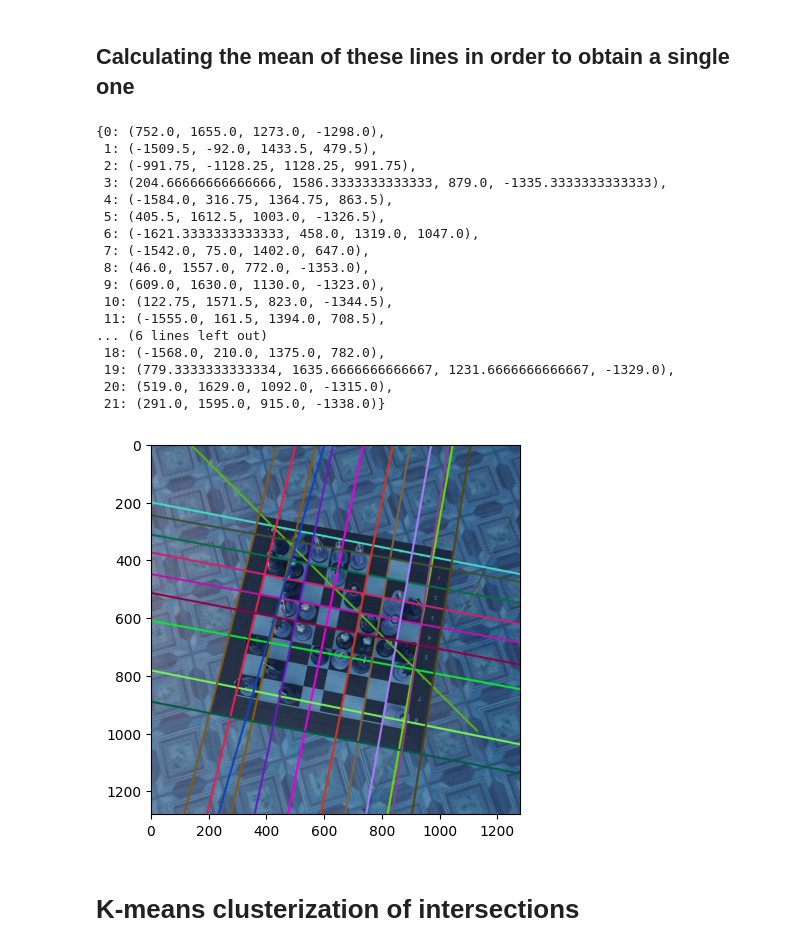
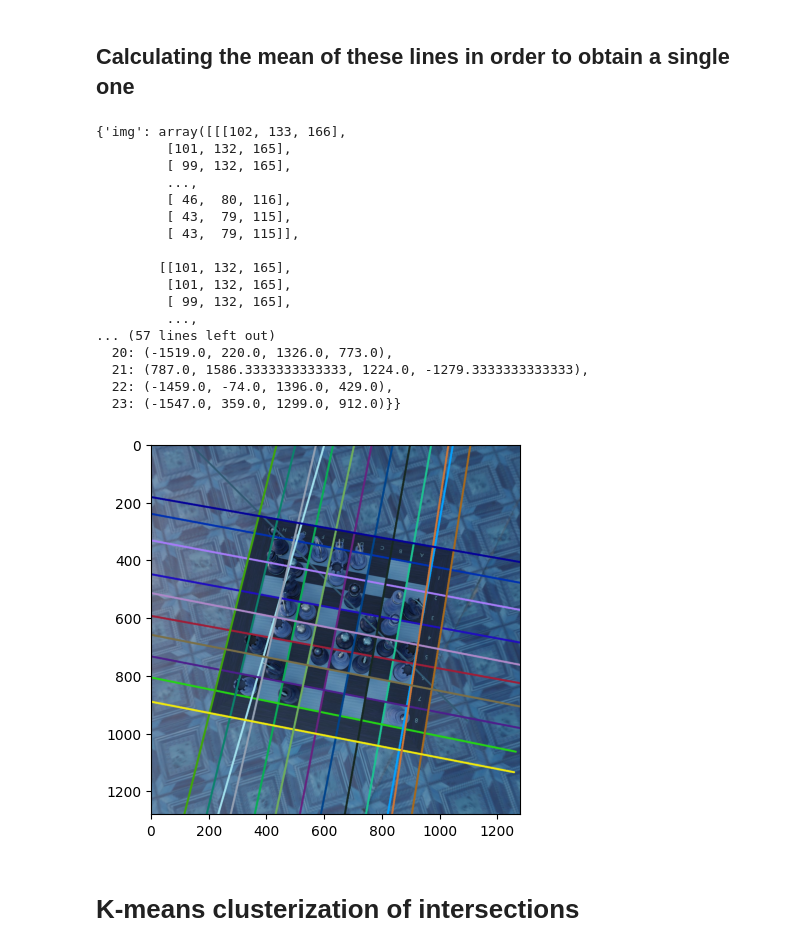
Before and after one commit to livonschistrate/Chess_in_CV_study, a Jupyter notebook: notebooks/kmeans_clusterizations.ipynb, the cells around one changed output. Cells and saved outputs as stored; diff of their text form; code cells hidden in the pictures.

```diff
--- a/notebooks/kmeans_clusterizations.ipynb
+++ b/notebooks/kmeans_clusterizations.ipynb
@@ -13,7 +13,7 @@ filename = 'C:/Users/liviu/Documents/FII Master II/Proiect disertatie/datasets/d
 # %%
 from sklearn.cluster import KMeans
 
-def kmeans_cluster_lines(lines, n_clusters=22):
+def kmeans_cluster_lines(filename, lines, n_clusters=22):
 
     # In k-means, we should know exactly the number of clusters
     # For detecting lines in chesssboard images, we have
@@ -34,9 +34,14 @@ def kmeans_cluster_lines(lines, n_clusters=22):
     for i in range(len(cluster_ids)):
         cluster_dict[cluster_ids[i]].append(lines[i])
 
-    return cluster_dict
+    clusters_found = {
+        'path_img': filename,
+        'new_img': image_copy,
+        'dict': cluster_dict
+    }
+
+    return clusters_found
 
 lines = hough_line_detect_response(read_image(filename))
-kmclusters = kmeans_cluster_lines(lines['coords'])
-kmclusters
+kmeans_cluster_lines(filename, lines['coords'], 24)
 # %% [output]
@@ -62,36 +67,41 @@ kmclusters
 ## Calculating the mean of these lines in order to obtain a single one
 # %%
 def augment_kmcluster_lines(cluster_dict):
-    augmented_cluster = {key: (np.mean(np.array(values)[:, 0]), np.mean(np.array(values)[:, 1]), np.mean(np.array(values)[:, 2]), np.mean(np.array(values)[:, 3])) for key, values in cluster_dict.items() if values != []}
+    augmented_cluster = {key: (np.mean(np.array(values)[:, 0]), np.mean(np.array(values)[:, 1]), np.mean(np.array(values)[:, 2]), np.mean(np.array(values)[:, 3])) for key, values in cluster_dict['dict'].items() if values != []}
 
-    image_copy = cv.imread(filename)
+    image_copy = cv.imread(cluster_dict['path_img'])
     cluster_colors = {i: (np.random.randint(0, 255), np.random.randint(0, 255), np.random.randint(0, 255)) for i in range(len(augmented_cluster))}
     for cluster_id, cluster_line in augmented_cluster.items():
         cv.line(image_copy, (round(cluster_line[0]), round(cluster_line[1])), (round(cluster_line[2]), round(cluster_line[3])), cluster_colors[cluster_id], 5)
 
     plt.imshow(image_copy)
-    return augmented_cluster
+    clusters_found = {
+        'img': image_copy,
+        'dict': augmented_cluster
+    }
+    return clusters_found
 
+kmclusters = kmeans_cluster_lines(filename, lines['coords'], 24)
 augment_kmcluster_lines(kmclusters)
 # %% [output]
-{0: (752.0, 1655.0, 1273.0, -1298.0),
- 1: (-1509.5, -92.0, 1433.5, 479.5),
- 2: (-991.75, -1128.25, 1128.25, 991.75),
- 3: (204.66666666666666, 1586.3333333333333, 879.0, -1335.3333333333333),
- 4: (-1584.0, 316.75, 1364.75, 863.5),
- 5: (405.5, 1612.5, 1003.0, -1326.5),
- 6: (-1621.3333333333333, 458.0, 1319.0, 1047.0),
- 7: (-1542.0, 75.0, 1402.0, 647.0),
- 8: (46.0, 1557.0, 772.0, -1353.0),
- 9: (609.0, 1630.0, 1130.0, -1323.0),
- 10: (122.75, 1571.5, 823.0, -1344.5),
- 11: (-1555.0, 161.5, 1394.0, 708.5),
-... (6 lines left out)
- 18: (-1568.0, 210.0, 1375.0, 782.0),
- 19: (779.3333333333334, 1635.6666666666667, 1231.6666666666667, -1329.0),
- 20: (519.0, 1629.0, 1092.0, -1315.0),
- 21: (291.0, 1595.0, 915.0, -1338.0)}
+{'img': array([[[102, 133, 166],
+         [101, 132, 165],
+         [ 99, 132, 165],
+         ...,
+         [ 46,  80, 116],
+         [ 43,  79, 115],
+         [ 43,  79, 115]],
+
+        [[101, 132, 165],
+         [101, 132, 165],
+         [ 99, 132, 165],
+         ...,
+... (57 lines left out)
+  20: (-1519.0, 220.0, 1326.0, 773.0),
+  21: (787.0, 1586.3333333333333, 1224.0, -1279.3333333333333),
+  22: (-1459.0, -74.0, 1396.0, 429.0),
+  23: (-1547.0, 359.0, 1299.0, 912.0)}}
-[figure, old version]
+[figure, new version]
 # %% [markdown]
 # K-means clusterization of intersections
 # %%
```
Also changed, not shown: parts of 10 cells of this notebook.
